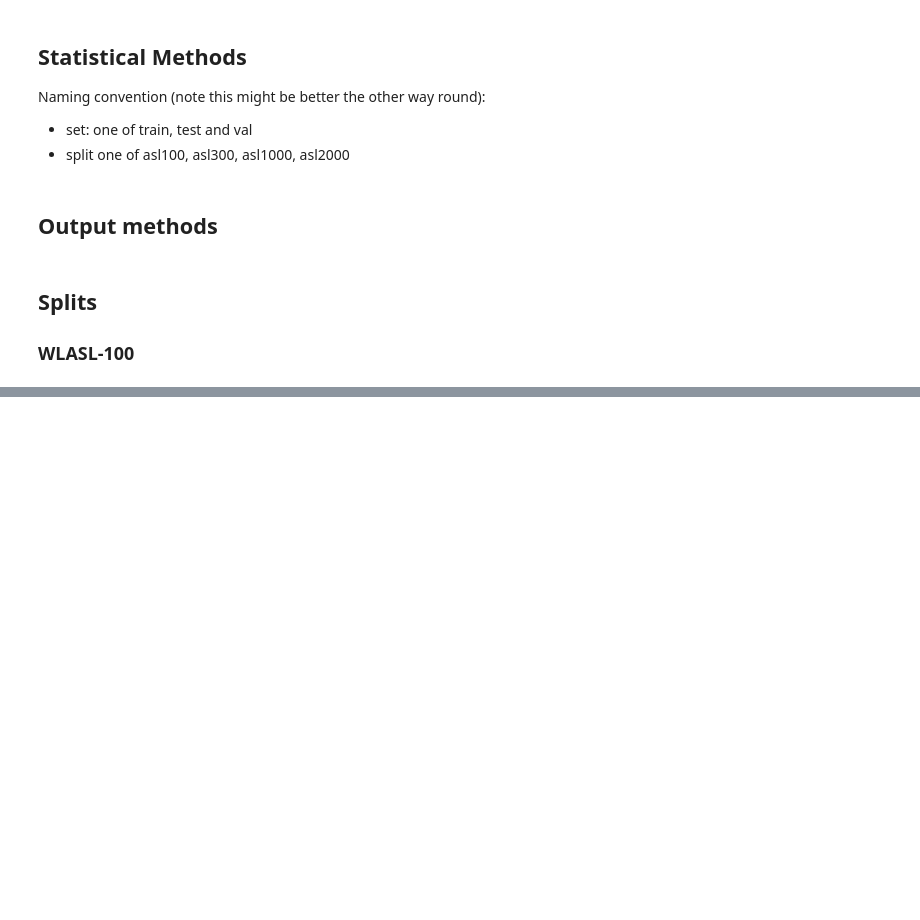
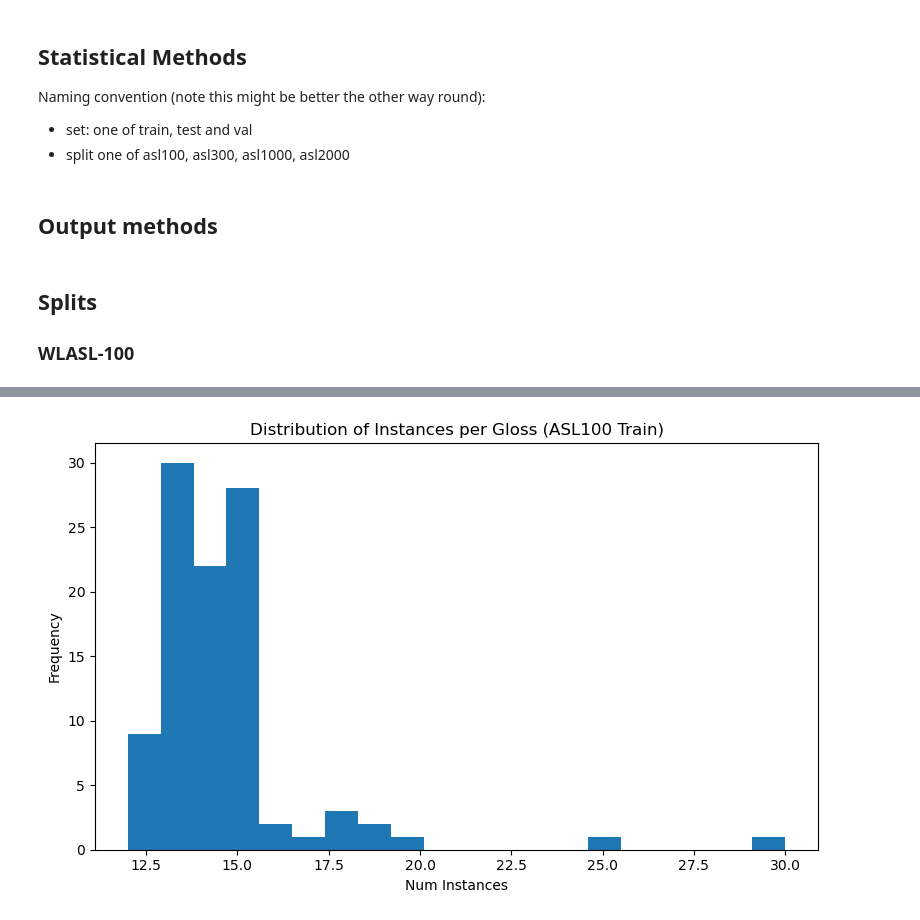
Before and after one commit to 0p3nTheSauce/SLR, a Jupyter notebook: code/wlasl_stats.ipynb, the cells around one changed output, grey strips where cells are left out. Saved outputs shown, nothing was run; the diff lists cells and outputs as text; code cells hidden in the pictures; blank space fills up the shorter version.

```diff
--- a/code/wlasl_stats.ipynb
+++ b/code/wlasl_stats.ipynb
@@ -240,0 +479,9 @@ print(json.dumps(get_split_stats(wlasl100), indent=4))
+# %%
+histogram_metric(
+    per_class=wlasl100_stats["per_set_stats"]["train"]["per_class_stats"],
+    metric="num_instances",
+    bins=20,
+    title="Distribution of Instances per Gloss (ASL100 Train)"
+)
+# %% [output]
+[figure, added]
```
Also changed, not shown: parts of 7 cells of this notebook, 1 other file.
